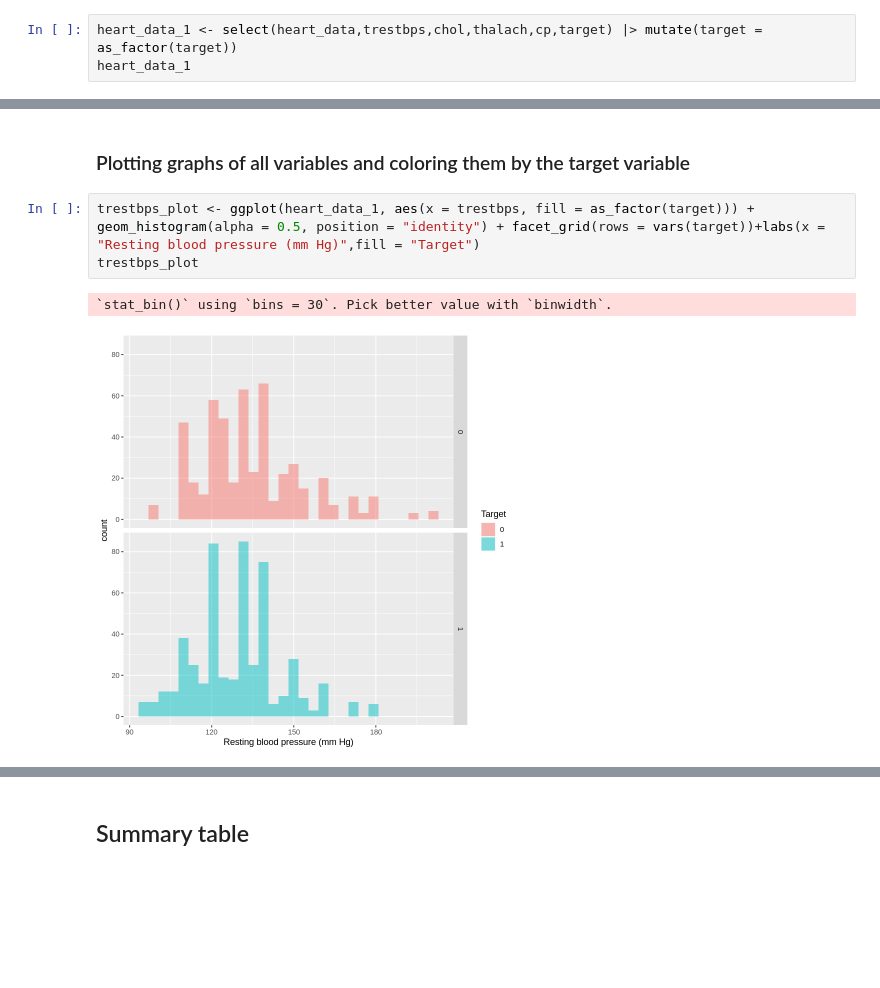
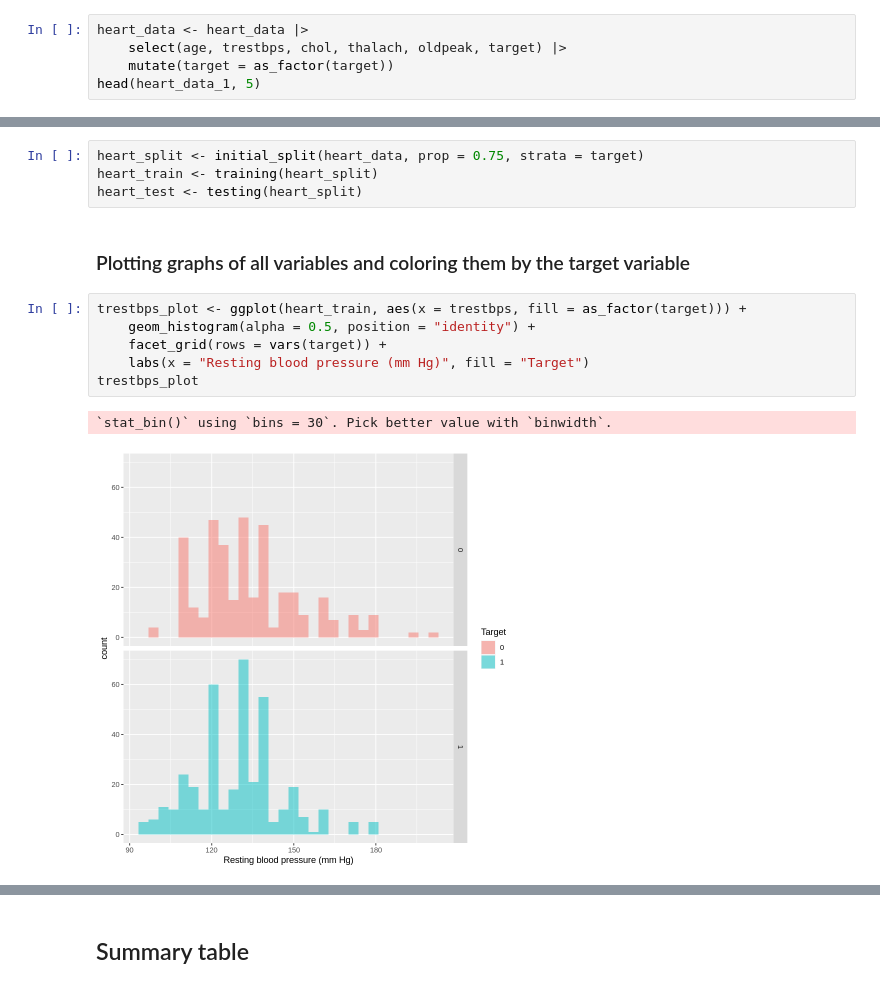
Before and after one commit to carriexu26/DSCI-Group-Project, a Jupyter notebook: heart_disease.ipynb, the cells around one changed output, grey strips where cells are left out. Cells and saved outputs as stored; diff of their text form; blank space fills up the shorter version.

Commit message:
Split data into train and test sets

```diff
--- a/heart_disease.ipynb
+++ b/heart_disease.ipynb
@@ -108,6 +127,8 @@ A tibble: 1001 × 14
 # %% [markdown]
 ### Selecting only intrested columns from data set
 # %%
-heart_data_1 <- select(heart_data,trestbps,chol,thalach,cp,target) |> mutate(target = as_factor(target))
-heart_data_1
+heart_data <- heart_data |>
+    select(age, trestbps, chol, thalach, oldpeak, target) |>
+    mutate(target = as_factor(target))
+head(heart_data_1, 5)
 # %% [output]
@@ -133,9 +145,16 @@ A tibble: 1001 × 5
+# %%
+heart_split <- initial_split(heart_data, prop = 0.75, strata = target)
+heart_train <- training(heart_split)
+heart_test <- testing(heart_split)
 # %% [markdown]
 ### Plotting graphs of all variables and coloring them by the target variable
 # %%
-trestbps_plot <- ggplot(heart_data_1, aes(x = trestbps, fill = as_factor(target))) + geom_histogram(alpha = 0.5, position = "identity") + facet_grid(rows = vars(target))+labs(x = "Resting blood pressure (mm Hg)",fill = "Target")
+trestbps_plot <- ggplot(heart_train, aes(x = trestbps, fill = as_factor(target))) +
+    geom_histogram(alpha = 0.5, position = "identity") +
+    facet_grid(rows = vars(target)) +
+    labs(x = "Resting blood pressure (mm Hg)", fill = "Target")
 trestbps_plot
 # %% [output]
 `stat_bin()` using `bins = 30`. Pick better value with `binwidth`.
-[figure, old version]
+[figure, new version]
 # %%
```
Also changed, not shown: parts of 17 cells of this notebook.
